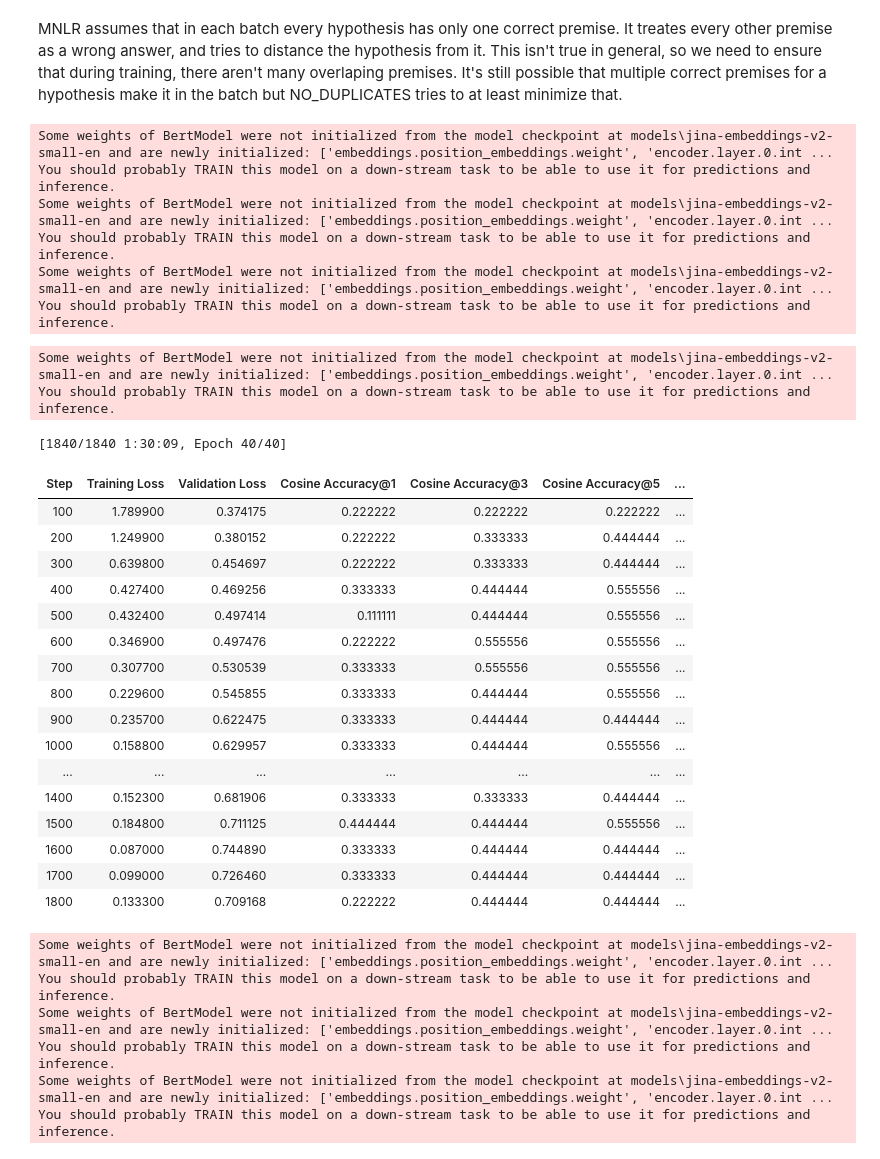
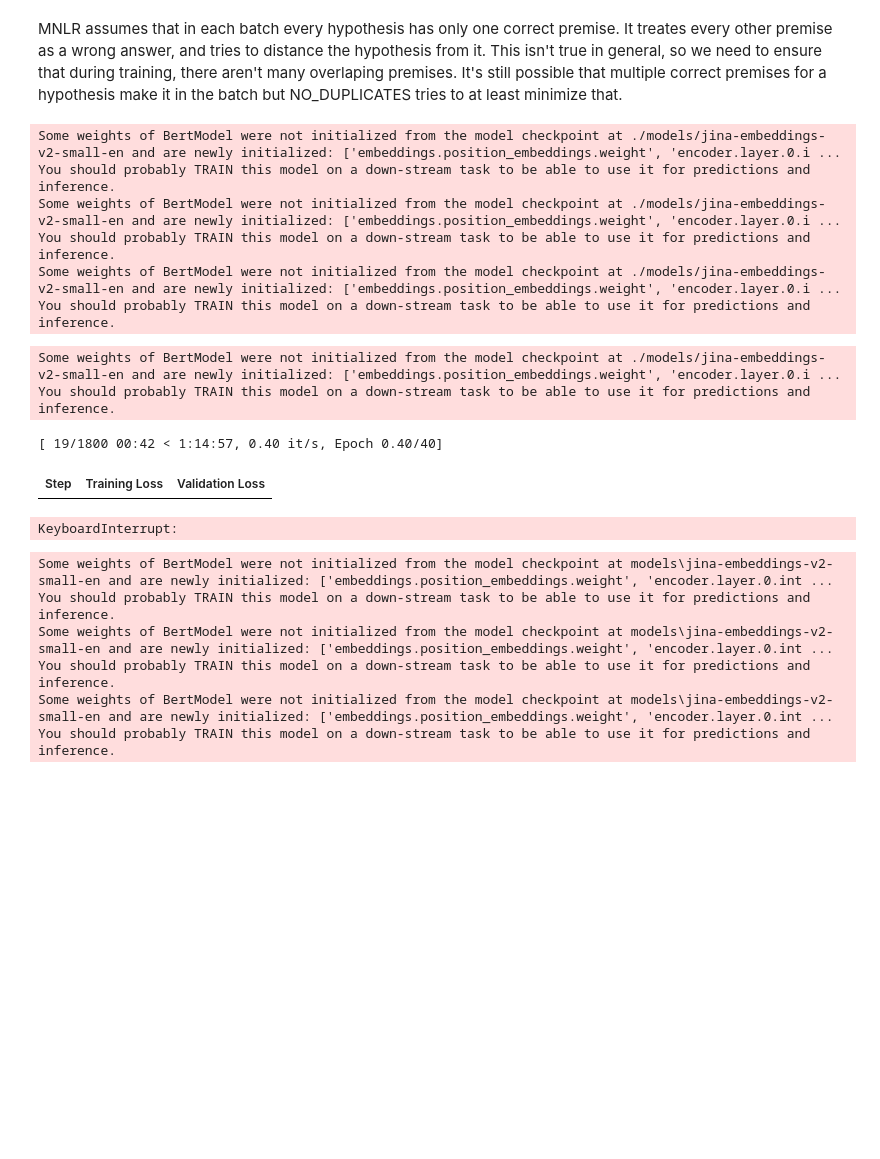
Before and after one commit to IS-NLP/SkupnoAng, a Jupyter notebook: preprocess.ipynb, the cells around one changed output. Drawn from its saved outputs; the diff is of its cells as text; code cells hidden in the pictures; blank space fills up the shorter version.

```diff
--- a/preprocess.ipynb
+++ b/preprocess.ipynb
@@ -646,7 +750,7 @@ def search_space(trial):
 
 # 4. Define the Model Initialization
 def model_init(trial):
-    return SentenceTransformer("models\jina-embeddings-v2-small-en", device="cuda" )
+    return SentenceTransformer("./models/jina-embeddings-v2-small-en")
 
 # 5. Define the Loss Initialization
 def cl_loss_init(model):
@@ -871,7 +1013,8 @@ def get_trainer(
         data_preprocesser=None,
         params=None,
         trained_model_path=None,
-        early_stopping=False
+        early_stopping=False,
+        name=None
     ):
     #base_model = SentenceTransformer(model_name)
 
@@ -945,33 +1088,18 @@ TRAIN = True
 HYPER_PARAMETER_SEARCH = False
 # %%
 if TRAIN:
-    train(train_dataset, valid_dataset, model_mnlr2_kwargs)
+    train(train_dataset, valid_dataset, model_mnlr5_kwargs)
 # %% [output]
-Some weights of BertModel were not initialized from the model checkpoint at models\jina-embeddings-v2-small-en and are newly initialized: ['embeddings.position_embeddings.weight', 'encoder.layer.0.int ...
+Some weights of BertModel were not initialized from the model checkpoint at ./models/jina-embeddings-v2-small-en and are newly initialized: ['embeddings.position_embeddings.weight', 'encoder.layer.0.i ...
 You should probably TRAIN this model on a down-stream task to be able to use it for predictions and inference.
-Some weights of BertModel were not initialized from the model checkpoint at models\jina-embeddings-v2-small-en and are newly initialized: ['embeddings.position_embeddings.weight', 'encoder.layer.0.int ...
+Some weights of BertModel were not initialized from the model checkpoint at ./models/jina-embeddings-v2-small-en and are newly initialized: ['embeddings.position_embeddings.weight', 'encoder.layer.0.i ...
 You should probably TRAIN this model on a down-stream task to be able to use it for predictions and inference.
-Some weights of BertModel were not initialized from the model checkpoint at models\jina-embeddings-v2-small-en and are newly initialized: ['embeddings.position_embeddings.weight', 'encoder.layer.0.int ...
+Some weights of BertModel were not initialized from the model checkpoint at ./models/jina-embeddings-v2-small-en and are newly initialized: ['embeddings.position_embeddings.weight', 'encoder.layer.0.i ...
 You should probably TRAIN this model on a down-stream task to be able to use it for predictions and inference.
-Some weights of BertModel were not initialized from the model checkpoint at models\jina-embeddings-v2-small-en and are newly initialized: ['embeddings.position_embeddings.weight', 'encoder.layer.0.int ...
+Some weights of BertModel were not initialized from the model checkpoint at ./models/jina-embeddings-v2-small-en and are newly initialized: ['embeddings.position_embeddings.weight', 'encoder.layer.0.i ...
 You should probably TRAIN this model on a down-stream task to be able to use it for predictions and inference.
-[1840/1840 1:30:09, Epoch 40/40]
+[ 19/1800 00:42 < 1:14:57, 0.40 it/s, Epoch 0.40/40]
-| Step | Training Loss | Validation Loss | Cosine Accuracy@1 | Cosine Accuracy@3 | Cosine Accuracy@5 | ... |
-| 100 | 1.789900 | 0.374175 | 0.222222 | 0.222222 | 0.222222 | ... |
-| 200 | 1.249900 | 0.380152 | 0.222222 | 0.333333 | 0.444444 | ... |
-| 300 | 0.639800 | 0.454697 | 0.222222 | 0.333333 | 0.444444 | ... |
-| 400 | 0.427400 | 0.469256 | 0.333333 | 0.444444 | 0.555556 | ... |
-| 500 | 0.432400 | 0.497414 | 0.111111 | 0.444444 | 0.555556 | ... |
-| 600 | 0.346900 | 0.497476 | 0.222222 | 0.555556 | 0.555556 | ... |
-| 700 | 0.307700 | 0.530539 | 0.333333 | 0.555556 | 0.555556 | ... |
-| 800 | 0.229600 | 0.545855 | 0.333333 | 0.444444 | 0.555556 | ... |
-| 900 | 0.235700 | 0.622475 | 0.333333 | 0.444444 | 0.444444 | ... |
-| 1000 | 0.158800 | 0.629957 | 0.333333 | 0.444444 | 0.555556 | ... |
-| ... | ... | ... | ... | ... | ... | ... |
-| 1400 | 0.152300 | 0.681906 | 0.333333 | 0.333333 | 0.444444 | ... |
-| 1500 | 0.184800 | 0.711125 | 0.444444 | 0.444444 | 0.555556 | ... |
-| 1600 | 0.087000 | 0.744890 | 0.333333 | 0.444444 | 0.444444 | ... |
-| 1700 | 0.099000 | 0.726460 | 0.333333 | 0.444444 | 0.444444 | ... |
-| 1800 | 0.133300 | 0.709168 | 0.222222 | 0.444444 | 0.444444 | ... |
+| Step | Training Loss | Validation Loss |
+KeyboardInterrupt:
 # %%
 if TRAIN:
```
Also changed, not shown: parts of 14 cells of this notebook, 2 other files.
